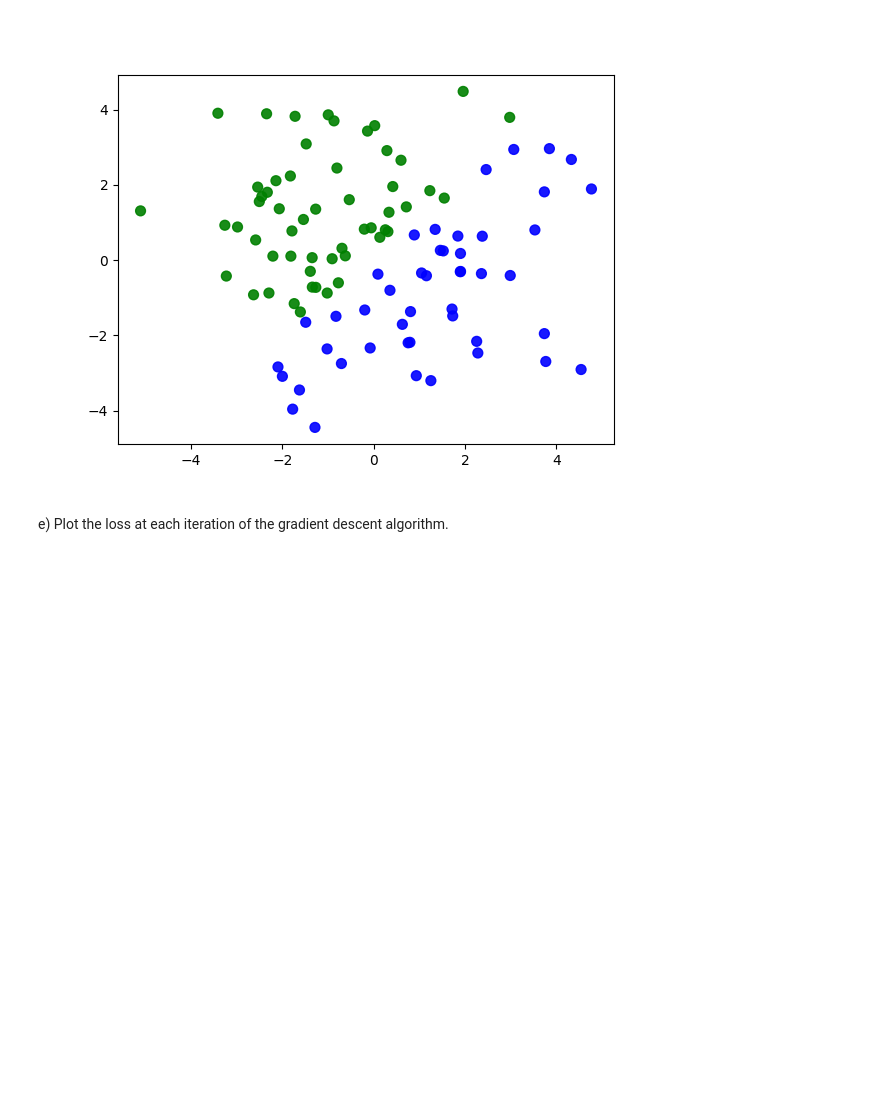
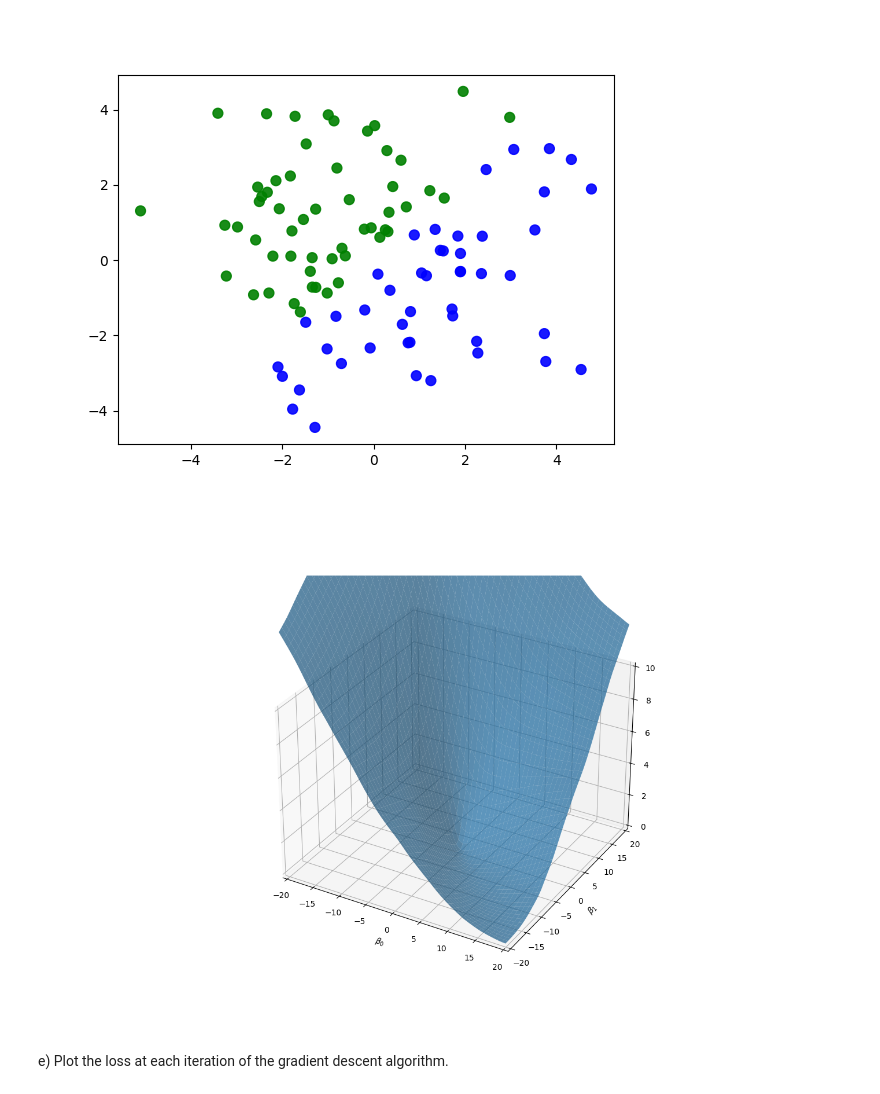
Before and after one commit to will18870/Data-Science-Fundamentals, a Jupyter notebook: lecture_21/worksheet_21.ipynb, the cells around one changed output. Cells and saved outputs as stored; diff of their text form; code cells hidden in the pictures; blank space fills up the shorter version.

```diff
--- a/lecture_21/worksheet_21.ipynb
+++ b/lecture_21/worksheet_21.ipynb
@@ -492,35 +490,41 @@ def sigmoid(x):
 
 
 def loss(X, y, beta):
-    ...
+    N = len(y)
+    z = np.dot(X, beta)
+    sig_z = sigmoid(z)
+    eps = 1e-15 # to prevent division by 0
+    return -np.mean(y * np.log(sig_z + eps) + (1 - y) * np.log(1 - sig_z + eps))
 
 
 def get_cost(B0, B1):
     res = []
     for b0, b1 in zip(B0, B1):
         line = []
         for i in range(len(b0)):
             beta = np.array([b0[i], b1[i]])
             line.append(loss(X, y, beta))
         res.append(line)
     return np.array(res)
 
 cost = get_cost(b0, b1)
 
 # Creating figure
 fig = plt.figure(figsize =(14, 9))
 ax = plt.axes(projection ='3d')
 ax.set_xlim(-20, 20)
 ax.set_xlabel(r'$\beta_0$')
 ax.set_ylabel(r'$\beta_1$')
 ax.set_ylim(-20, 20)
 ax.set_zlim(0, 10)
 
 # Creating plot
 ax.plot_surface(b0, b1, cost, alpha=.7)
 
 # show plot
 plt.show()
+# %% [output]
+[figure, added]
 # %% [markdown]
 e) Plot the loss at each iteration of the gradient descent algorithm.
 # %%
```
Also changed, not shown: parts of 9 cells of this notebook.
